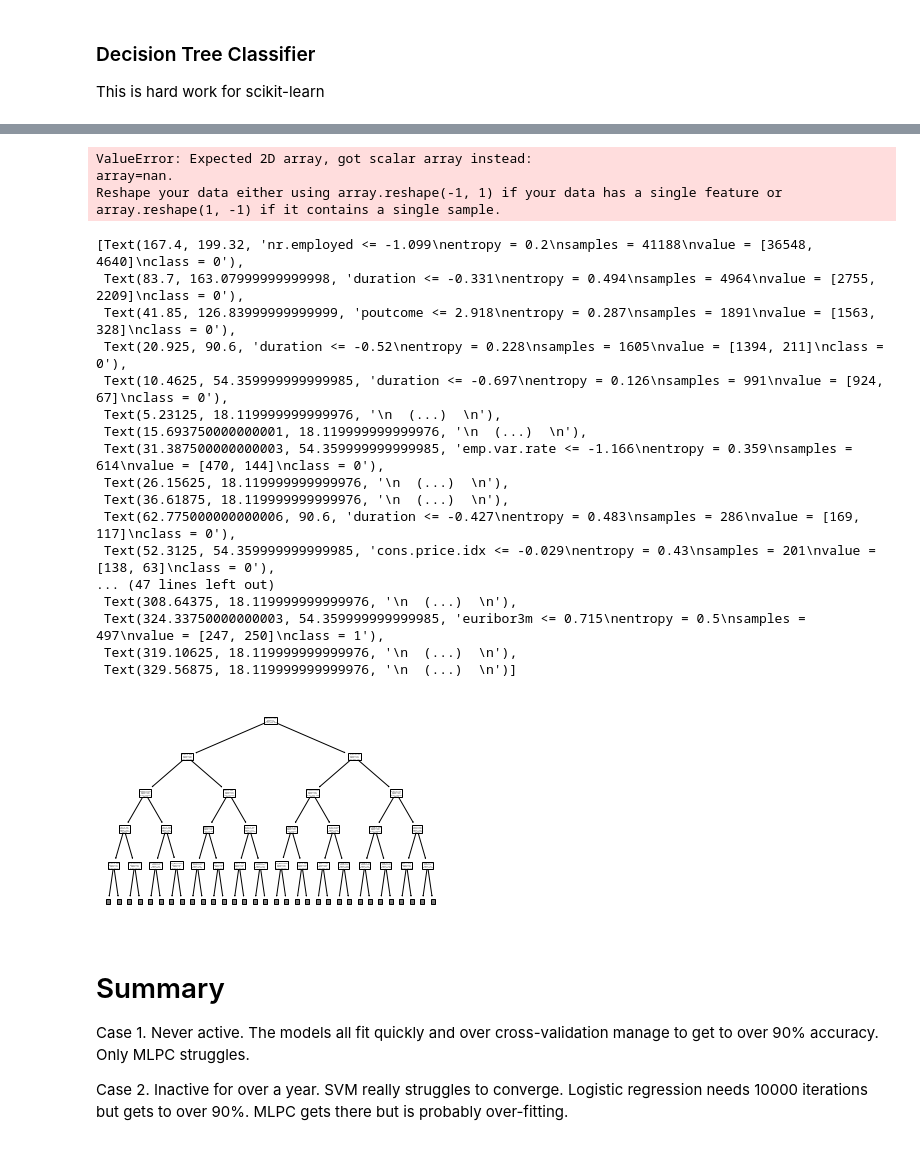
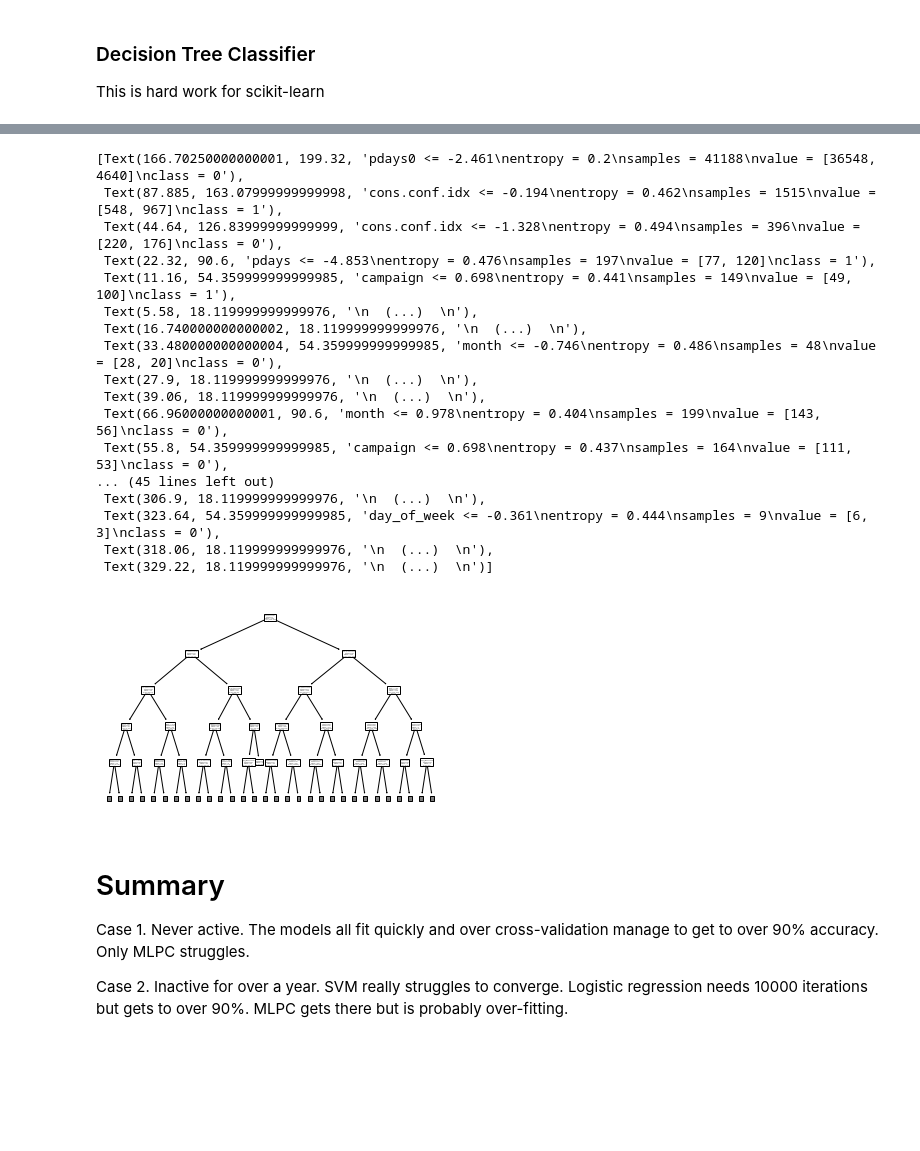
Before and after one commit to eepgwde/pyeg0, a Jupyter notebook: fca/fca2.ipynb, the cells around one changed output, grey strips where cells are left out. Cells and saved outputs as stored; diff of their text form; code cells hidden in the pictures; blank space fills up the shorter version.

```diff
--- a/fca/fca2.ipynb
+++ b/fca/fca2.ipynb
@@ -119 +136,4 @@ Index(['age', 'job', 'marital', 'education', 'default', 'housing', 'loan',
+# %%
+X = X[idxs]
+y = y[idxs]
 # %% [markdown]
@@ -121,6 +140,0 @@ Index(['age', 'job', 'marital', 'education', 'default', 'housing', 'loan',
-# %%
-# Remove highly-correlated features
-# default is an historical - if loan given will they default
-pcols = ['default', 'poutcome', 'pdays', 'previous' ]
-pcols = pcols + ['euribor3m', 'emp.var.rate',  'cons.conf.idx']
-pcols
@@ -251,4 +250,5 @@ array([25, 24, 23, 22, 19, 21, 20, 17, 18, 16,  9, 15,  1, 12, 11,  7, 13,
 # %%
 x0 = np.array(Xcols)
-list(x0[rfe.support_])
+f0s = list(x0[rfe.support_]) # just the first choices
+f0s
 # %% [output]
@@ -288,8 +288,7 @@ clf = tree.DecisionTreeClassifier()
 # Train Decision Tree Classifer
 
 cols = X_train.columns
-cols = set(cols).difference(set(filter(lambda x: x.endswith("0"), cols)))
-cols = ['age', 'job', 'marital', 'education']
+cols = list(set(cols).difference(f0s))
 cols
 
 clf = clf.fit(X_train[cols], y_train)
@@ -301,33 +316,24 @@ metrics.accuracy_score(y_train, y_pred)
-# %%
-#Predict the response for test dataset
-y_pred = clf.predict(X_test)
-
-metrics.accuracy_score(y_test, y_pred)
-# %% [output]
-ValueError: Expected 2D array, got scalar array instead:
-array=nan.
-Reshape your data either using array.reshape(-1, 1) if your data has a single feature or array.reshape(1, -1) if it contains a single sample.
 # %%
-tree.plot_tree(clf.fit(X_train, y_train), max_depth=4, feature_names = list(X_train.columns), class_names=['0','1'])
+tree.plot_tree(clf, max_depth=4, feature_names = cols, class_names=['0','1'])
 # %% [output]
-[Text(167.4, 199.32, 'nr.employed <= -1.099\nentropy = 0.2\nsamples = 41188\nvalue = [36548, 4640]\nclass = 0'),
- Text(83.7, 163.07999999999998, 'duration <= -0.331\nentropy = 0.494\nsamples = 4964\nvalue = [2755, 2209]\nclass = 0'),
- Text(41.85, 126.83999999999999, 'poutcome <= 2.918\nentropy = 0.287\nsamples = 1891\nvalue = [1563, 328]\nclass = 0'),
- Text(20.925, 90.6, 'duration <= -0.52\nentropy = 0.228\nsamples = 1605\nvalue = [1394, 211]\nclass = 0'),
- Text(10.4625, 54.359999999999985, 'duration <= -0.697\nentropy = 0.126\nsamples = 991\nvalue = [924, 67]\nclass = 0'),
- Text(5.23125, 18.119999999999976, '\n  (...)  \n'),
- Text(15.693750000000001, 18.119999999999976, '\n  (...)  \n'),
- Text(31.387500000000003, 54.359999999999985, 'emp.var.rate <= -1.166\nentropy = 0.359\nsamples = 614\nvalue = [470, 144]\nclass = 0'),
- Text(26.15625, 18.119999999999976, '\n  (...)  \n'),
- Text(36.61875, 18.119999999999976, '\n  (...)  \n'),
- Text(62.775000000000006, 90.6, 'duration <= -0.427\nentropy = 0.483\nsamples = 286\nvalue = [169, 117]\nclass = 0'),
- Text(52.3125, 54.359999999999985, 'cons.price.idx <= -0.029\nentropy = 0.43\nsamples = 201\nvalue = [138, 63]\nclass = 0'),
-... (47 lines left out)
- Text(308.64375, 18.119999999999976, '\n  (...)  \n'),
- Text(324.33750000000003, 54.359999999999985, 'euribor3m <= 0.715\nentropy = 0.5\nsamples = 497\nvalue = [247, 250]\nclass = 1'),
- Text(319.10625, 18.119999999999976, '\n  (...)  \n'),
- Text(329.56875, 18.119999999999976, '\n  (...)  \n')]
+[Text(166.70250000000001, 199.32, 'pdays0 <= -2.461\nentropy = 0.2\nsamples = 41188\nvalue = [36548, 4640]\nclass = 0'),
+ Text(87.885, 163.07999999999998, 'cons.conf.idx <= -0.194\nentropy = 0.462\nsamples = 1515\nvalue = [548, 967]\nclass = 1'),
+ Text(44.64, 126.83999999999999, 'cons.conf.idx <= -1.328\nentropy = 0.494\nsamples = 396\nvalue = [220, 176]\nclass = 0'),
+ Text(22.32, 90.6, 'pdays <= -4.853\nentropy = 0.476\nsamples = 197\nvalue = [77, 120]\nclass = 1'),
+ Text(11.16, 54.359999999999985, 'campaign <= 0.698\nentropy = 0.441\nsamples = 149\nvalue = [49, 100]\nclass = 1'),
+ Text(5.58, 18.119999999999976, '\n  (...)  \n'),
+ Text(16.740000000000002, 18.119999999999976, '\n  (...)  \n'),
+ Text(33.480000000000004, 54.359999999999985, 'month <= -0.746\nentropy = 0.486\nsamples = 48\nvalue = [28, 20]\nclass = 0'),
+ Text(27.9, 18.119999999999976, '\n  (...)  \n'),
+ Text(39.06, 18.119999999999976, '\n  (...)  \n'),
+ Text(66.96000000000001, 90.6, 'month <= 0.978\nentropy = 0.404\nsamples = 199\nvalue = [143, 56]\nclass = 0'),
+ Text(55.8, 54.359999999999985, 'campaign <= 0.698\nentropy = 0.437\nsamples = 164\nvalue = [111, 53]\nclass = 0'),
+... (45 lines left out)
+ Text(306.9, 18.119999999999976, '\n  (...)  \n'),
+ Text(323.64, 54.359999999999985, 'day_of_week <= -0.361\nentropy = 0.444\nsamples = 9\nvalue = [6, 3]\nclass = 0'),
+ Text(318.06, 18.119999999999976, '\n  (...)  \n'),
+ Text(329.22, 18.119999999999976, '\n  (...)  \n')]
-[figure, old version]
+[figure, new version]
 # %%
 dot_data = 'tree.dot'
 export_graphviz(clf, out_file=dot_data,
```
Also changed, not shown: parts of 18 cells of this notebook, 2 other files.
